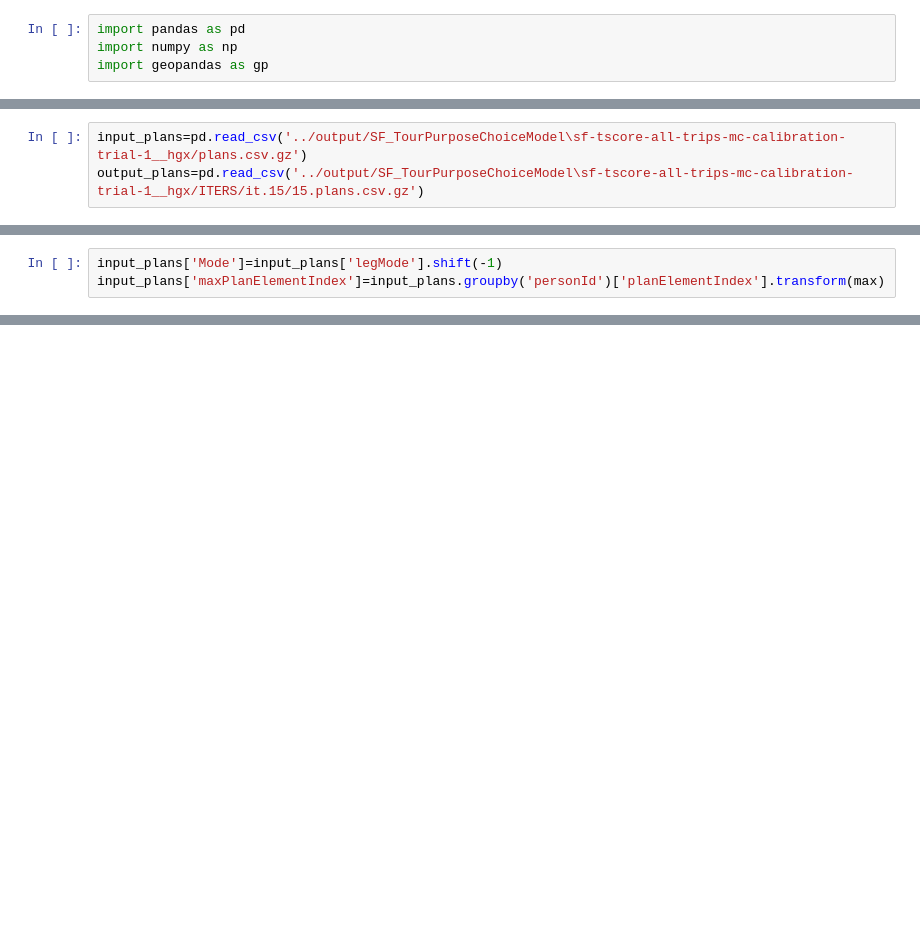
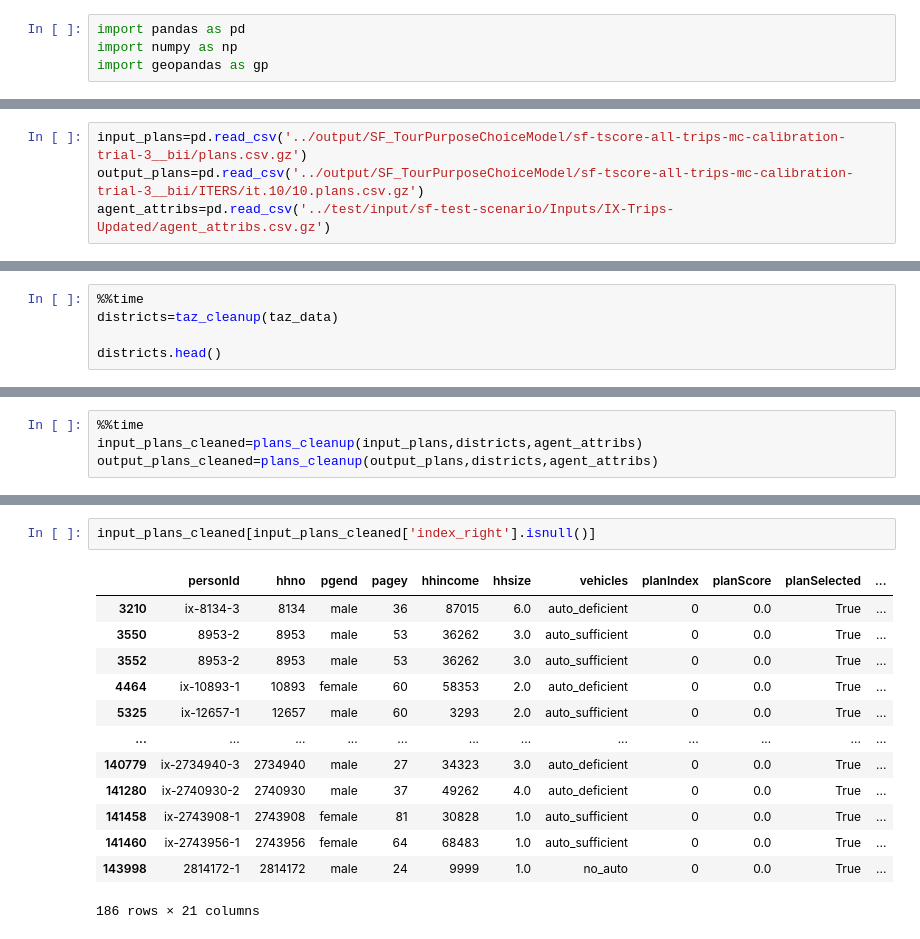
Before and after one commit to vsgo222/beam, a Jupyter notebook: output_analysis/Trips Comparison.ipynb, the cells around one changed output, grey strips where cells are left out. Cells and saved outputs as stored; diff of their text form; blank space fills up the shorter version.

Commit message:
output analysis scripts

```diff
--- a/output_analysis/Trips Comparison.ipynb
+++ b/output_analysis/Trips Comparison.ipynb
@@ -5,3 +15,4 @@ import geopandas as gp
 # %%
-input_plans=pd.read_csv('../output/SF_TourPurposeChoiceModel\sf-tscore-all-trips-mc-calibration-trial-1__hgx/plans.csv.gz')
-output_plans=pd.read_csv('../output/SF_TourPurposeChoiceModel\sf-tscore-all-trips-mc-calibration-trial-1__hgx/ITERS/it.15/15.plans.csv.gz')
+input_plans=pd.read_csv('../output/SF_TourPurposeChoiceModel/sf-tscore-all-trips-mc-calibration-trial-3__bii/plans.csv.gz')
+output_plans=pd.read_csv('../output/SF_TourPurposeChoiceModel/sf-tscore-all-trips-mc-calibration-trial-3__bii/ITERS/it.10/10.plans.csv.gz')
+agent_attribs=pd.read_csv('../test/input/sf-test-scenario/Inputs/IX-Trips-Updated/agent_attribs.csv.gz')
@@ -24,3 +18,0 @@ output_plans[output_plans['personId']=='63-2']
-# %%
-input_plans['Mode']=input_plans['legMode'].shift(-1)
-input_plans['maxPlanElementIndex']=input_plans.groupby('personId')['planElementIndex'].transform(max)
@@ -58,0 +84,5 @@ output_plans[output_plans['personId']=='63-2']
+# %%
+%%time
+districts=taz_cleanup(taz_data)
+
+districts.head()
@@ -58,0 +98,4 @@ output_plans[output_plans['personId']=='63-2']
+# %%
+%%time
+input_plans_cleaned=plans_cleanup(input_plans,districts,agent_attribs)
+output_plans_cleaned=plans_cleanup(output_plans,districts,agent_attribs)
@@ -58,0 +304,16 @@ output_plans[output_plans['personId']=='63-2']
+# %%
+input_plans_cleaned[input_plans_cleaned['index_right'].isnull()]
+# %% [output]
+|  | personId | hhno | pgend | pagey | hhincome | hhsize | vehicles | planIndex | planScore | planSelected | ... |
+| 3210 | ix-8134-3 | 8134 | male | 36 | 87015 | 6.0 | auto_deficient | 0 | 0.0 | True | ... |
+| 3550 | 8953-2 | 8953 | male | 53 | 36262 | 3.0 | auto_sufficient | 0 | 0.0 | True | ... |
+| 3552 | 8953-2 | 8953 | male | 53 | 36262 | 3.0 | auto_sufficient | 0 | 0.0 | True | ... |
+| 4464 | ix-10893-1 | 10893 | female | 60 | 58353 | 2.0 | auto_deficient | 0 | 0.0 | True | ... |
+| 5325 | ix-12657-1 | 12657 | male | 60 | 3293 | 2.0 | auto_sufficient | 0 | 0.0 | True | ... |
+| ... | ... | ... | ... | ... | ... | ... | ... | ... | ... | ... | ... |
+| 140779 | ix-2734940-3 | 2734940 | male | 27 | 34323 | 3.0 | auto_deficient | 0 | 0.0 | True | ... |
+| 141280 | ix-2740930-2 | 2740930 | male | 37 | 49262 | 4.0 | auto_deficient | 0 | 0.0 | True | ... |
+| 141458 | ix-2743908-1 | 2743908 | female | 81 | 30828 | 1.0 | auto_sufficient | 0 | 0.0 | True | ... |
+| 141460 | ix-2743956-1 | 2743956 | female | 64 | 68483 | 1.0 | auto_sufficient | 0 | 0.0 | True | ... |
+| 143998 | 2814172-1 | 2814172 | male | 24 | 9999 | 1.0 | no_auto | 0 | 0.0 | True | ... |
+186 rows × 21 columns
```
Also changed, not shown: parts of 23 cells of this notebook, 7 other files.
